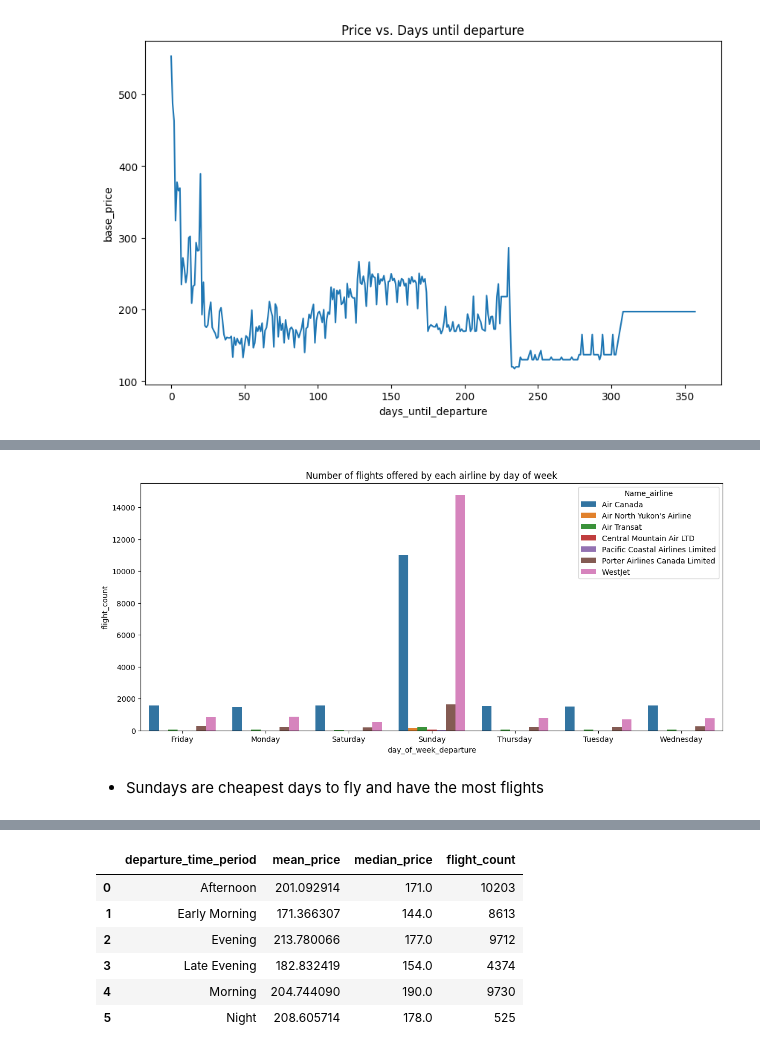
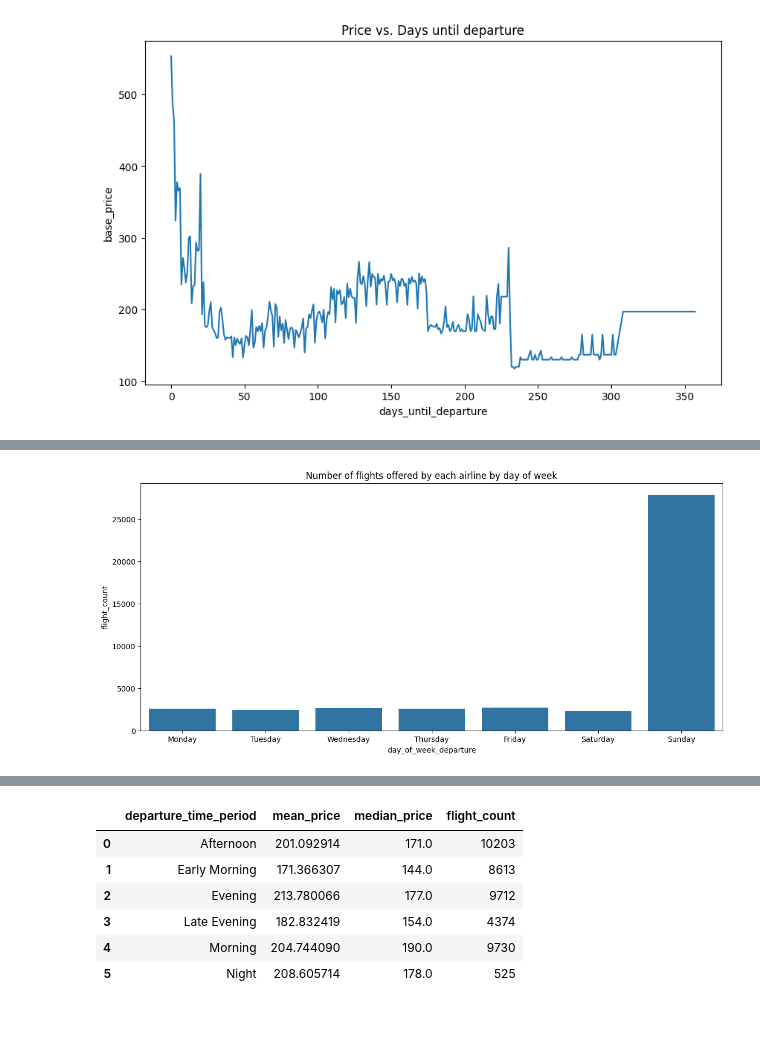
Before and after one commit to sheenamrv/flight-price-prediction-web-app, a Jupyter notebook: data cleaning and eda/eda.ipynb, the cells around one changed output, grey strips where cells are left out. Drawn from its saved outputs; the diff is of its cells as text; code cells hidden in the pictures; blank space fills up the shorter version.

```diff
--- a/data cleaning and eda/eda.ipynb
+++ b/data cleaning and eda/eda.ipynb
@@ -159,7 +274,3 @@ from the graph we can assume:
 - Which days are cheapest to fly?
 - Do airlines offer more flights on high-demand days?
 - Is weekend travel priced higher than weekday on domestic routes?
-# %%
-# which day of the week are cheapest to fly
-df['day_of_week_departure'] = df['day_of_week_departure'].map({0: 'Monday', 1: 'Tuesday', 2: 'Wednesday', 3: 'Thursday', 4: 'Friday', 5: 'Saturday', 6: 'Sunday'})
-df.groupby('day_of_week_departure')['base_price'].agg(mean_price='mean', flight_count='count').reset_index()
@@ -175,15 +277,18 @@ df.groupby('day_of_week_departure')['base_price'].agg(mean_price='mean', flight_
+# %%
+# which day of the week are cheapest to fly
+df['day_of_week_departure'] = df['day_of_week_departure'].map({
+    0: 'Monday', 1: 'Tuesday', 2: 'Wednesday', 3: 'Thursday', 4: 'Friday', 5: 'Saturday', 6: 'Sunday'})
 # %%
 # number fo flight offered by each airline by day of week
+order = ['Monday', 'Tuesday', 'Wednesday', 'Thursday', 'Friday', 'Saturday', 'Sunday']
 plt.figure(figsize=(14, 6))
 sns.barplot(
-    data=df.groupby(['Name_airline', 'day_of_week_departure'])['base_price'].agg(mean_price='mean', flight_count='count').reset_index(),
-    hue='Name_airline',
+    data=df.groupby(['day_of_week_departure'])['base_price'].agg(mean_price='mean', flight_count='count').reset_index(),
     y='flight_count',
     x='day_of_week_departure',
+    order=order
 )
 plt.title('Number of flights offered by each airline by day of week')
 plt.show()
 # %% [output]
-[figure, old version]
+[figure, new version]
-# %% [markdown]
-- Sundays are cheapest days to fly and have the most flights
```
Also changed, not shown: parts of 69 cells of this notebook, 7 other files.
